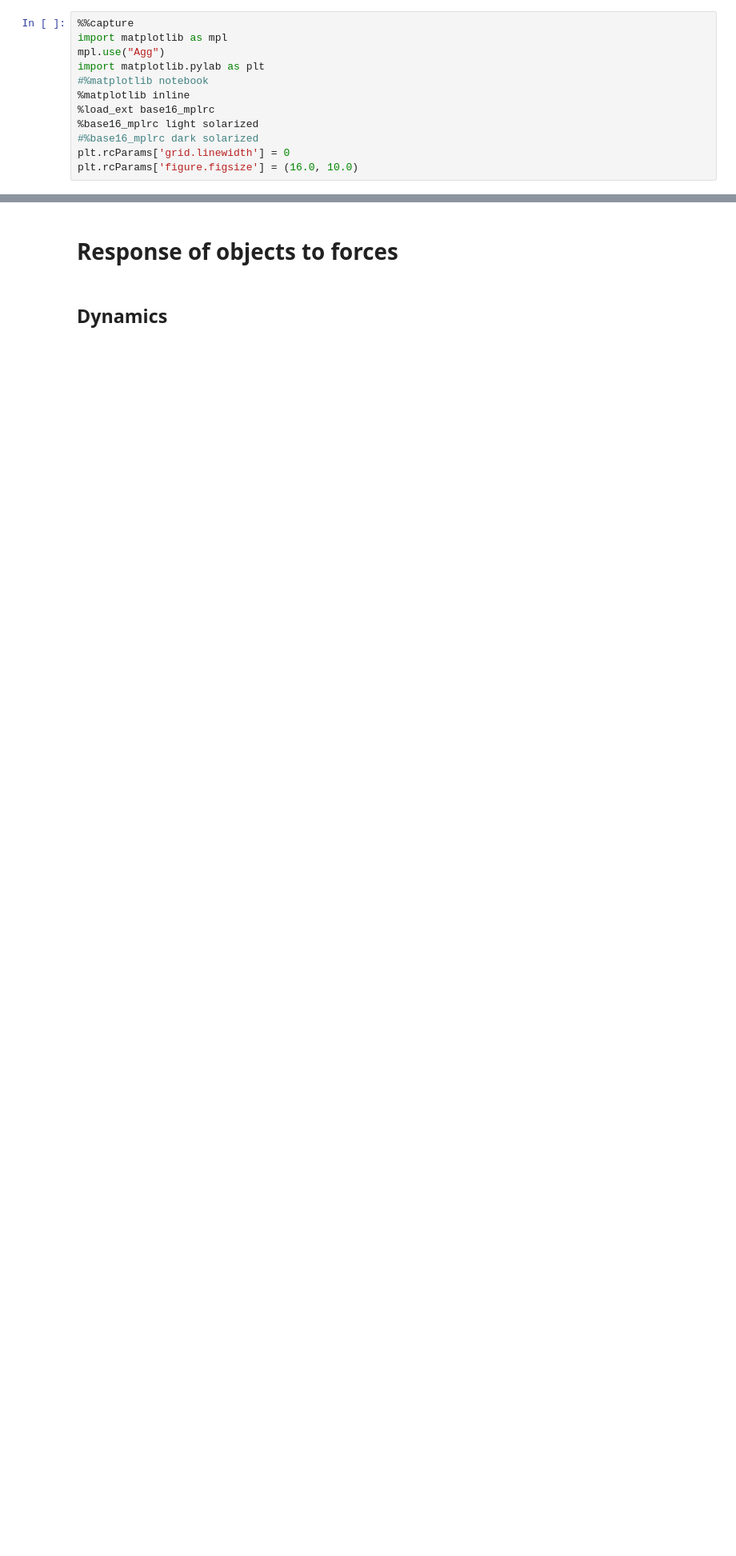
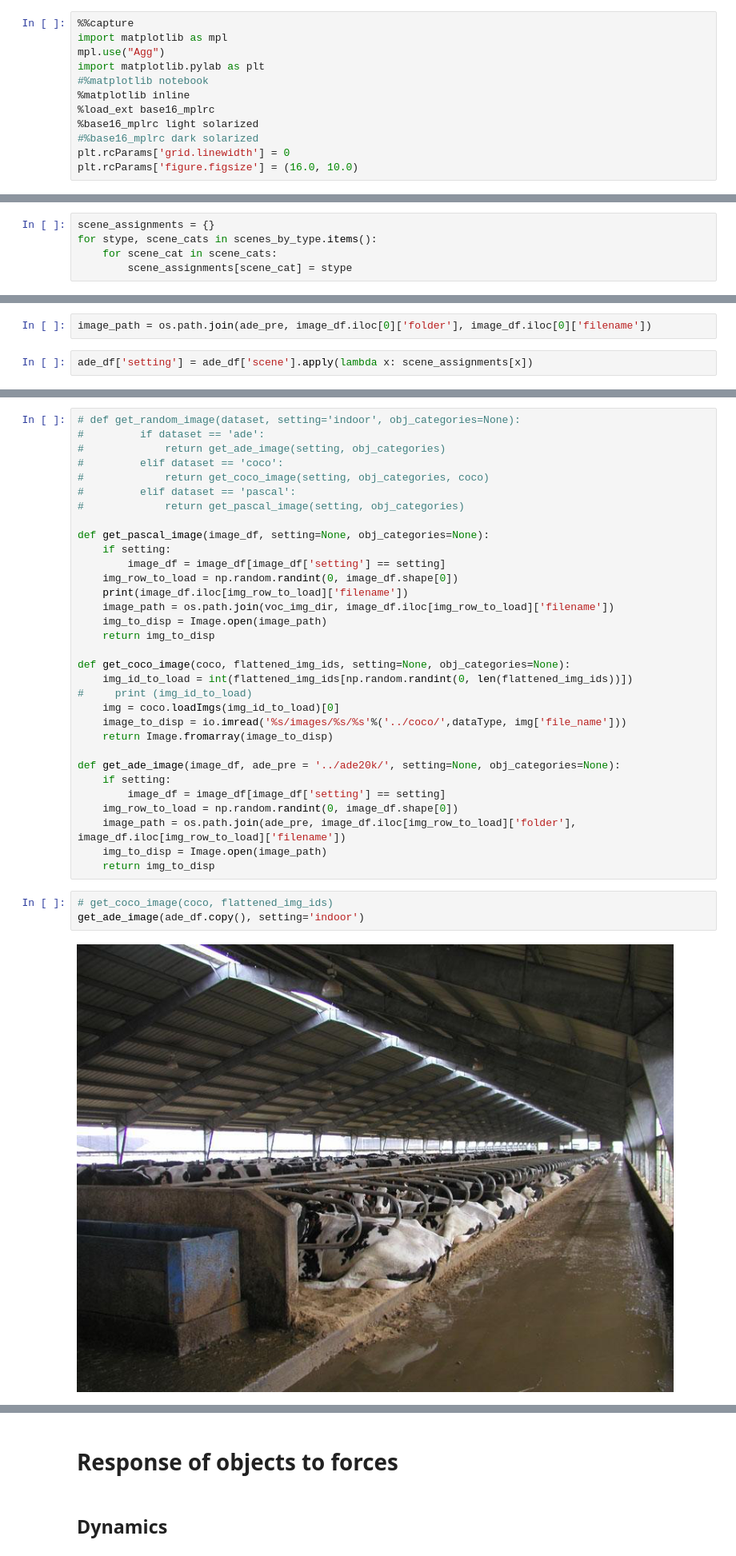
Before and after one commit to drschwenk/pqa_notebooks, a Jupyter notebook: question_samples.ipynb, the cells around one changed output, grey strips where cells are left out. Shown at 80% size. Saved outputs shown, nothing was run; the diff lists cells and outputs as text; blank space fills up the shorter version.

```diff
--- a/question_samples.ipynb
+++ b/question_samples.ipynb
@@ -37,0 +85,5 @@ plt.rcParams['figure.figsize'] = (16.0, 10.0)
+# %%
+scene_assignments = {}
+for stype, scene_cats in scenes_by_type.items():
+    for scene_cat in scene_cats:
+        scene_assignments[scene_cat] = stype
@@ -37,0 +96,4 @@ plt.rcParams['figure.figsize'] = (16.0, 10.0)
+# %%
+image_path = os.path.join(ade_pre, image_df.iloc[0]['folder'], image_df.iloc[0]['filename'])
+# %%
+ade_df['setting'] = ade_df['scene'].apply(lambda x: scene_assignments[x])
@@ -37,0 +255,37 @@ plt.rcParams['figure.figsize'] = (16.0, 10.0)
+# %%
+# def get_random_image(dataset, setting='indoor', obj_categories=None):
+#         if dataset == 'ade':
+#             return get_ade_image(setting, obj_categories)
+#         elif dataset == 'coco':
+#             return get_coco_image(setting, obj_categories, coco)
+#         elif dataset == 'pascal':
+#             return get_pascal_image(setting, obj_categories)
+
+def get_pascal_image(image_df, setting=None, obj_categories=None):
+    if setting:
+        image_df = image_df[image_df['setting'] == setting]
+    img_row_to_load = np.random.randint(0, image_df.shape[0])
+    print(image_df.iloc[img_row_to_load]['filename'])
+    image_path = os.path.join(voc_img_dir, image_df.iloc[img_row_to_load]['filename'])
+    img_to_disp = Image.open(image_path)
+    return img_to_disp
+
+def get_coco_image(coco, flattened_img_ids, setting=None, obj_categories=None):
+    img_id_to_load = int(flattened_img_ids[np.random.randint(0, len(flattened_img_ids))])
+#     print (img_id_to_load)
+    img = coco.loadImgs(img_id_to_load)[0]
+    image_to_disp = io.imread('%s/images/%s/%s'%('../coco/',dataType, img['file_name']))
+    return Image.fromarray(image_to_disp)
+
+def get_ade_image(image_df, ade_pre = '../ade20k/', setting=None, obj_categories=None):
+    if setting:
+        image_df = image_df[image_df['setting'] == setting]
+    img_row_to_load = np.random.randint(0, image_df.shape[0])
+    image_path = os.path.join(ade_pre, image_df.iloc[img_row_to_load]['folder'], image_df.iloc[img_row_to_load]['filename'])
+    img_to_disp = Image.open(image_path)
+    return img_to_disp
+# %%
+# get_coco_image(coco, flattened_img_ids)
+get_ade_image(ade_df.copy(), setting='indoor')
+# %% [output]
+[figure, added]
```
Also changed, not shown: parts of 32 cells of this notebook, 1 other file.
